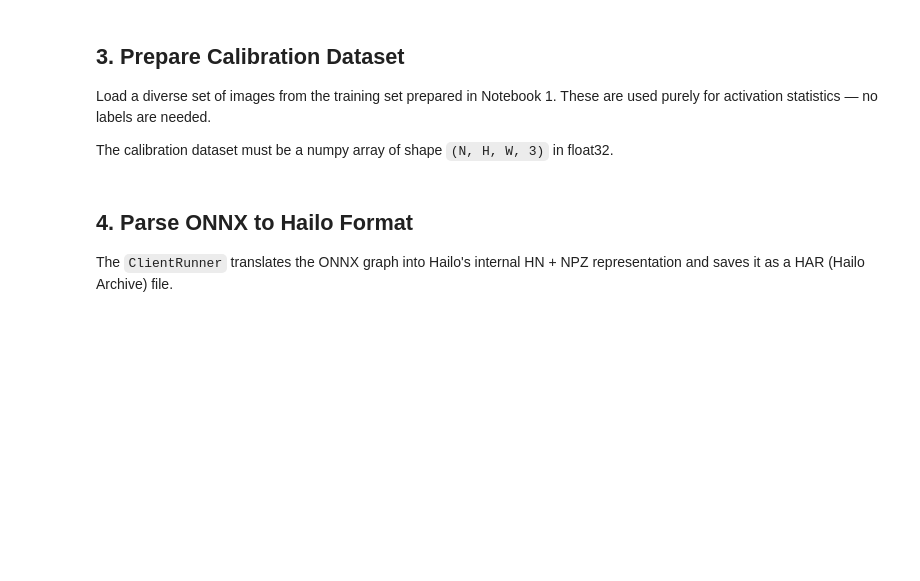
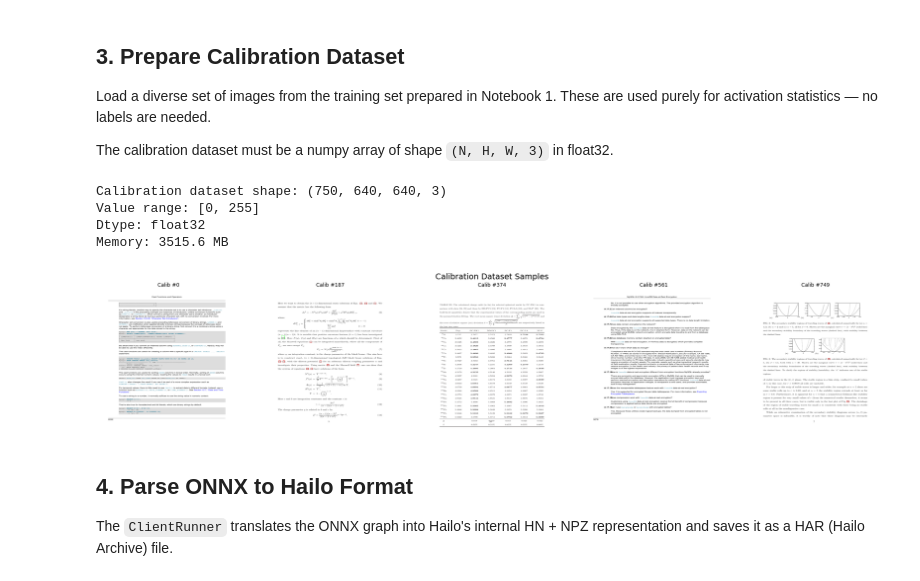
Before and after one commit to Rah-Rah-Mitra/Hailo-Training, a Jupyter notebook: 03_Hailo_Parsing_and_Quantization.ipynb, the cells around one changed output. Drawn from its saved outputs; the diff is of its cells as text; code cells hidden in the pictures; blank space fills up the shorter version.

```diff
--- a/03_Hailo_Parsing_and_Quantization.ipynb
+++ b/03_Hailo_Parsing_and_Quantization.ipynb
@@ -25,12 +25,15 @@ import numpy as np
 from pathlib import Path
 from PIL import Image
 
+import matplotlib
+# Compatibility shim for newer Matplotlib with older matplotlib-inline builds.
+if not hasattr(matplotlib.rcParams, "_get"):
+    matplotlib.RcParams._get = matplotlib.RcParams.__getitem__
 import matplotlib.pyplot as plt
-import matplotlib.patches as patches
 
 from hailo_sdk_client import ClientRunner, InferenceContext
 
-WORKSPACE = Path("/home/appuser/workspace")
+WORKSPACE = Path("/home/appuser/Hailo-Training")
 MODELS_DIR = WORKSPACE / "models"
 DATASET_DIR = WORKSPACE / "datasets" / "doclaynet"
 
@@ -50,9 +55,23 @@ INPUT_SHAPE = (1, 3, 640, 640)  # NCHW
 HAR_PATH = str(MODELS_DIR / f"{NET_NAME}.har")
 QUANTIZED_HAR_PATH = str(MODELS_DIR / f"{NET_NAME}_quantized.har")
 
-# Calibration settings
-CALIB_SIZE = 200  # Number of calibration images
+# Calibration settings (auto-scale with train split size from Notebook 1)
 TARGET_SIZE = (640, 640)
+CALIB_MIN = 64
+CALIB_MAX = 1024
+CALIB_FRACTION = 0.25
+
+train_img_dir = DATASET_DIR / "images" / "train"
+assert train_img_dir.exists(), f"Train image directory not found: {train_img_dir}. Run Notebook 1 first."
+train_image_files = sorted([
+    f for f in os.listdir(train_img_dir) if f.lower().endswith((".png", ".jpg", ".jpeg"))
+])
+num_train_images = len(train_image_files)
+assert num_train_images > 0, f"No training images found in {train_img_dir}. Run Notebook 1 first."
+
+# Pick a representative calibration size for PTQ while capping runtime/memory.
+CALIB_SIZE = int(num_train_images * CALIB_FRACTION)
+CALIB_SIZE = max(CALIB_MIN, min(CALIB_SIZE, CALIB_MAX, num_train_images))
 
 # DocLayNet classes
 NUM_CLASSES = 11
@@ -65,4 +84,5 @@ CLASS_NAMES = [
 assert os.path.exists(ONNX_PATH), f"ONNX model not found: {ONNX_PATH}. Run Notebook 2 first."
 print(f"Hardware target: {HW_ARCH}")
 print(f"ONNX model: {ONNX_PATH}")
-print(f"Calibration images: {CALIB_SIZE}")
+print(f"Train images found: {num_train_images}")
+print(f"Calibration images: {CALIB_SIZE} (min={CALIB_MIN}, max={CALIB_MAX}, fraction={CALIB_FRACTION:.0%})")
@@ -105,17 +130,29 @@ print(f"Calibration dataset shape: {calib_dataset.shape}")
 print(f"Value range: [{calib_dataset.min():.0f}, {calib_dataset.max():.0f}]")
 print(f"Dtype: {calib_dataset.dtype}")
 print(f"Memory: {calib_dataset.nbytes / (1024**2):.1f} MB")
+# %% [output]
+Calibration dataset shape: (750, 640, 640, 3)
+Value range: [0, 255]
+Dtype: float32
+Memory: 3515.6 MB
 # %%
 # Show a few calibration images
-fig, axes = plt.subplots(1, 5, figsize=(20, 4))
-indices = np.linspace(0, len(calib_dataset) - 1, 5, dtype=int)
+num_preview = min(5, len(calib_dataset))
+fig, axes = plt.subplots(1, num_preview, figsize=(4 * num_preview, 4))
+if num_preview == 1:
+    axes = [axes]
+
+indices = np.linspace(0, len(calib_dataset) - 1, num_preview, dtype=int)
 for ax, idx in zip(axes, indices):
     ax.imshow(calib_dataset[idx].astype(np.uint8))
     ax.set_title(f"Calib #{idx}", fontsize=9)
     ax.axis("off")
+
 plt.suptitle("Calibration Dataset Samples", fontsize=14)
 plt.tight_layout()
 plt.show()
+# %% [output]
+[figure, added]
 # %% [markdown]
 ## 4. Parse ONNX to Hailo Format
 
```
Also changed, not shown: parts of 4 cells of this notebook, 2 other files.
